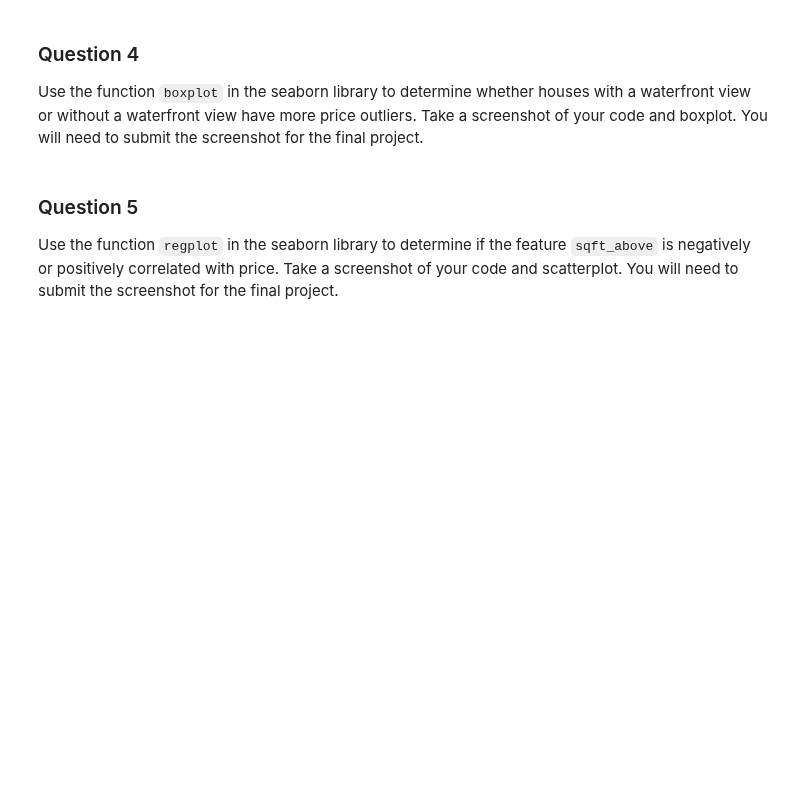
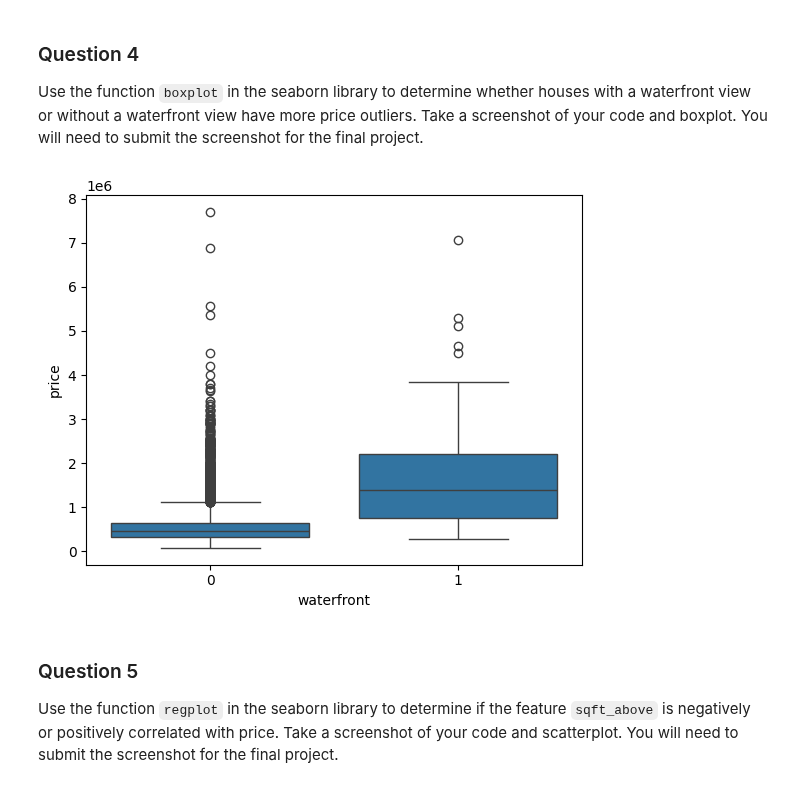
Before and after one commit to CxLos/IBM-Practice-Labs, a Jupyter notebook: 7. Data Analysis with Python/W6 - Final Assignment/Labs/House_Sales_in_King_Count_USA-20231003-1696291200.jupyterlite.ipynb, the cells around one changed output. Drawn from its saved outputs; the diff is of its cells as text; code cells hidden in the pictures; blank space fills up the shorter version.

```diff
--- a/7. Data Analysis with Python/W6 - Final Assignment/Labs/House_Sales_in_King_Count_USA-20231003-1696291200.jupyterlite.ipynb
+++ b/7. Data Analysis with Python/W6 - Final Assignment/Labs/House_Sales_in_King_Count_USA-20231003-1696291200.jupyterlite.ipynb
@@ -103,7 +105,7 @@ file_name="housing.csv"
 # %% [markdown]
 Load the csv:
 # %%
-df = pd.read_csv(file_name)
+df = pd.read_csv(filepath)
 # %% [markdown]
 > Note: This version of the lab is working on JupyterLite, which requires the dataset to be downloaded to the interface.While working on the downloaded version of this notebook on their local machines(Jupyter Anaconda), the learners can simply **skip the steps above,** and simply use the URL directly in the `pandas.read_csv()` function. You can uncomment and run the statements in the cell below.
 # %%
@@ -131,3 +171,5 @@ df.describe()
 Drop the columns <code>"id"</code>  and <code>"Unnamed: 0"</code> from axis 1 using the method <code>drop()</code>, then use the method <code>describe()</code> to obtain a statistical summary of the data. Make sure the <code>inplace</code> parameter is set to <code>True</code>. Take a screenshot of your code and output. You will need to submit the screenshot for the final project.
 # %%
 #Enter Your Code, Execute and take the Screenshot
+df.drop(['Unnamed: 0','id'], axis=1, inplace=True)
+df.describe()
@@ -161,6 +229,12 @@ Use the method <code>value_counts</code> to count the number of houses with uniq
 ### Question 4
 
 Use the function <code>boxplot</code> in the seaborn library  to  determine whether houses with a waterfront view or without a waterfront view have more price outliers. Take a screenshot of your code and boxplot. You will need to submit the screenshot for the final project.
+# %%
+sns.boxplot(x="waterfront", y="price", data=df)
+plt.show()
+plt.close()
+# %% [output]
+[figure, added]
 # %% [markdown]
 ### Question 5
 
```
Also changed, not shown: parts of 19 cells of this notebook, 7 other files.
